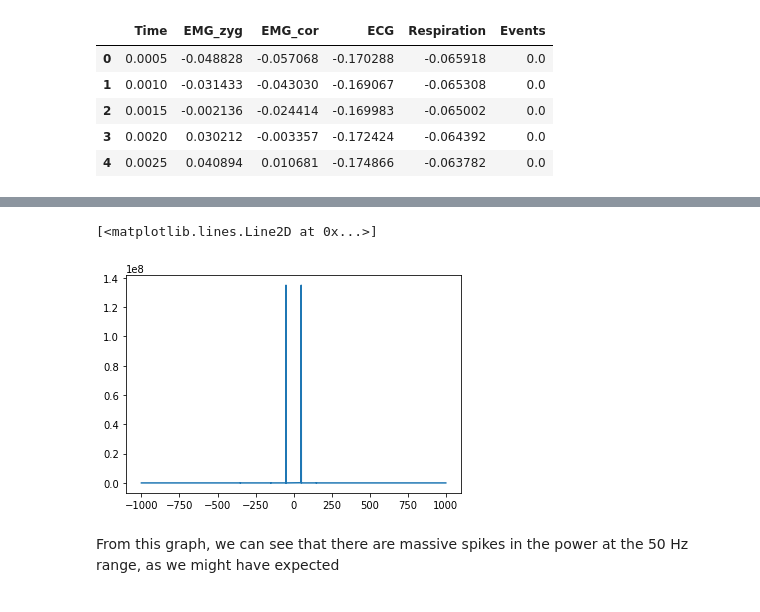
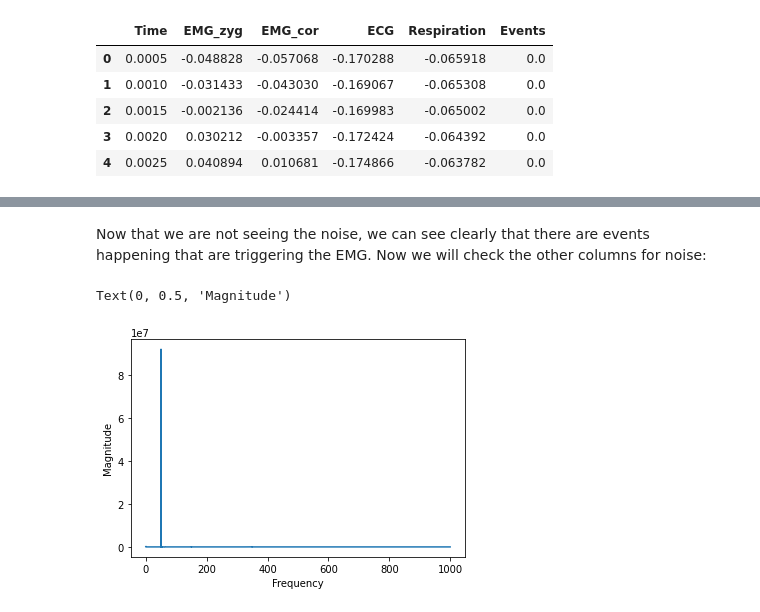
Before and after one commit to WiIIson/EMGFlow-Python-Package, a Jupyter notebook: PeakAffectDS-Analysis.ipynb, the cells around one changed output, grey strips where cells are left out. Cells and saved outputs as stored; diff of their text form; code cells hidden in the pictures.

```diff
--- a/PeakAffectDS-Analysis.ipynb
+++ b/PeakAffectDS-Analysis.ipynb
@@ -36,5 +36,9 @@ def makePowerSpectrum(data, time_step):
     mags = np.abs(np.fft.fft(data)) ** 2
     freqs = np.fft.fftfreq(data.size, time_step)
     idx = np.argsort(freqs)
+    ps = pd.DataFrame({'Frequency': freqs[idx], 'Magnitude': mags[idx]})
 
-    return pd.DataFrame({'Frequency': freqs[idx], 'Magnitude': mags[idx]})
+    # Remove mirrored frequencies
+    ps = ps[ps['Frequency'] >= 0]
+
+    return ps
@@ -41,8 +89,14 @@ def makePowerSpectrum(data, time_step):
+# %% [markdown]
+Now that we are not seeing the noise, we can see clearly that there are events happening that are triggering the EMG. Now we will check the other columns for noise:
 # %%
-ps = makePowerSpectrum(happy['EMG_zyg'], 0.0005)
+#
+# Plots the power spectrum for EMG_cor
+#
+
+ps = makePowerSpectrum(happy['EMG_cor'], 0.0005)
 plt.plot(ps['Frequency'], ps['Magnitude'])
+plt.xlabel('Frequency')
+plt.ylabel('Magnitude')
 # %% [output]
-[<matplotlib.lines.Line2D at 0x...>]
+Text(0, 0.5, 'Magnitude')
-[figure, old version]
+[figure, new version]
-# %% [markdown]
-From this graph, we can see that there are massive spikes in the power at the 50 Hz range, as we might have expected
```
Also changed, not shown: parts of 8 cells of this notebook.
